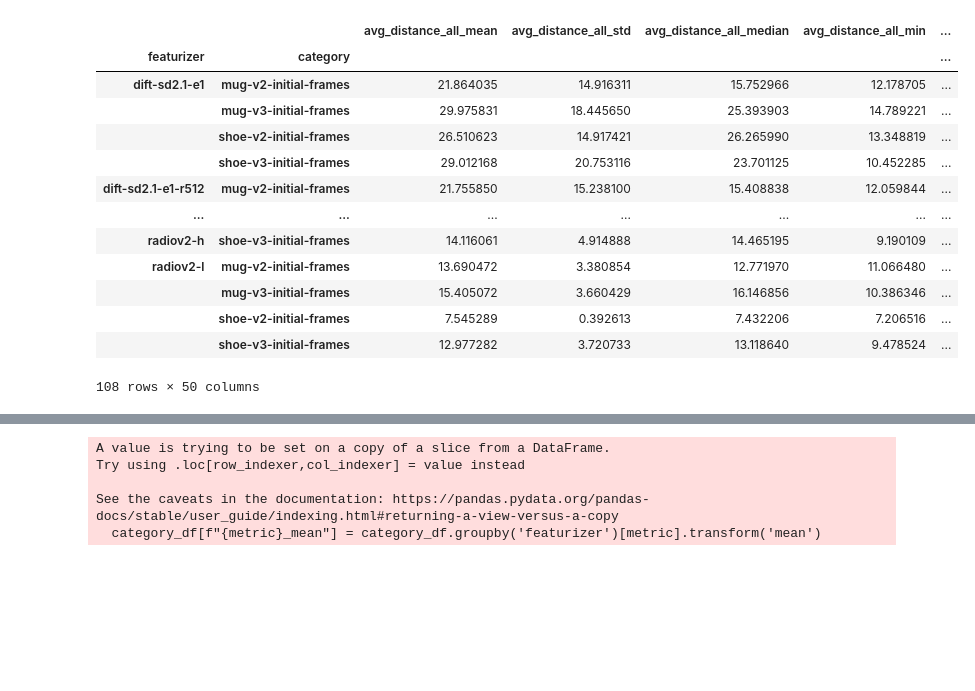
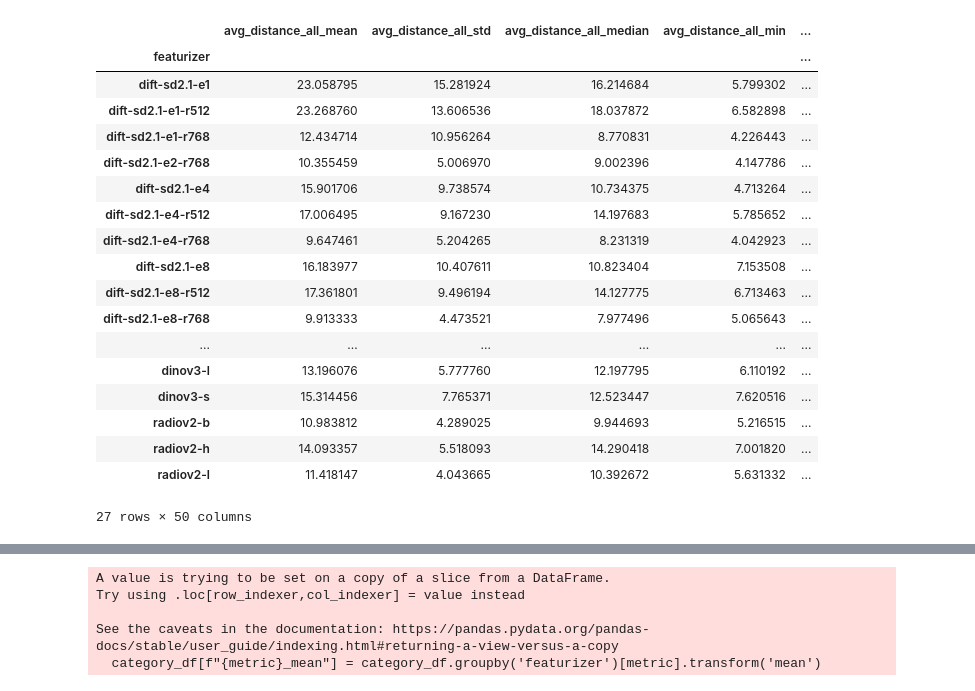
Before and after one commit to tlpss/few-shot-keypoints, a Jupyter notebook: scripts/datasets/kil/visualize_matching_results.ipynb, the cells around one changed output, grey strips where cells are left out. Cells and saved outputs as stored; diff of their text form; code cells hidden in the pictures; blank space fills up the shorter version.

```diff
--- a/scripts/datasets/kil/visualize_matching_results.ipynb
+++ b/scripts/datasets/kil/visualize_matching_results.ipynb
@@ -24,36 +24,41 @@ df
 # %%
 # compare all featurizers, for each categories, across all seeds
 
 # Group by featurizer and category, then compute mean and std for all metric columns
 
 # Identify metric columns (exclude featurizer, processing, seed, category, etc.)
 non_metric_columns = ['featurizer', 'processing', 'seed', 'category', 'results_path']
 metric_columns = [col for col in df.columns if col not in non_metric_columns]
 
 # Group and aggregate
-grouped = df.groupby(['featurizer', 'category'])
+grouped = df.groupby(['featurizer'])
 
 # get mean and std for each metric column
 grouped = grouped[metric_columns].agg(['mean', 'std', 'median', 'min', 'max'])
 
 # flatten the column MultiIndex
 grouped.columns = [f"{metric}_{stat}" for metric, stat in grouped.columns]
 grouped
 # %% [output]
-|  |  | avg_distance_all_mean | avg_distance_all_std | avg_distance_all_median | avg_distance_all_min | ... |
-| featurizer | category |  |  |  |  | ... |
-| dift-sd2.1-e1 | mug-v2-initial-frames | 21.864035 | 14.916311 | 15.752966 | 12.178705 | ... |
-|  | mug-v3-initial-frames | 29.975831 | 18.445650 | 25.393903 | 14.789221 | ... |
-|  | shoe-v2-initial-frames | 26.510623 | 14.917421 | 26.265990 | 13.348819 | ... |
-|  | shoe-v3-initial-frames | 29.012168 | 20.753116 | 23.701125 | 10.452285 | ... |
-| dift-sd2.1-e1-r512 | mug-v2-initial-frames | 21.755850 | 15.238100 | 15.408838 | 12.059844 | ... |
-| ... | ... | ... | ... | ... | ... | ... |
-| radiov2-h | shoe-v3-initial-frames | 14.116061 | 4.914888 | 14.465195 | 9.190109 | ... |
-| radiov2-l | mug-v2-initial-frames | 13.690472 | 3.380854 | 12.771970 | 11.066480 | ... |
-|  | mug-v3-initial-frames | 15.405072 | 3.660429 | 16.146856 | 10.386346 | ... |
-|  | shoe-v2-initial-frames | 7.545289 | 0.392613 | 7.432206 | 7.206516 | ... |
-|  | shoe-v3-initial-frames | 12.977282 | 3.720733 | 13.118640 | 9.478524 | ... |
+|  | avg_distance_all_mean | avg_distance_all_std | avg_distance_all_median | avg_distance_all_min | ... |
+| featurizer |  |  |  |  | ... |
+| dift-sd2.1-e1 | 23.058795 | 15.281924 | 16.214684 | 5.799302 | ... |
+| dift-sd2.1-e1-r512 | 23.268760 | 13.606536 | 18.037872 | 6.582898 | ... |
+| dift-sd2.1-e1-r768 | 12.434714 | 10.956264 | 8.770831 | 4.226443 | ... |
+| dift-sd2.1-e2-r768 | 10.355459 | 5.006970 | 9.002396 | 4.147786 | ... |
+| dift-sd2.1-e4 | 15.901706 | 9.738574 | 10.734375 | 4.713264 | ... |
+| dift-sd2.1-e4-r512 | 17.006495 | 9.167230 | 14.197683 | 5.785652 | ... |
+| dift-sd2.1-e4-r768 | 9.647461 | 5.204265 | 8.231319 | 4.042923 | ... |
+| dift-sd2.1-e8 | 16.183977 | 10.407611 | 10.823404 | 7.153508 | ... |
+| dift-sd2.1-e8-r512 | 17.361801 | 9.496194 | 14.127775 | 6.713463 | ... |
+| dift-sd2.1-e8-r768 | 9.913333 | 4.473521 | 7.977496 | 5.065643 | ... |
+| ... | ... | ... | ... | ... | ... |
+| dinov3-l | 13.196076 | 5.777760 | 12.197795 | 6.110192 | ... |
+| dinov3-s | 15.314456 | 7.765371 | 12.523447 | 7.620516 | ... |
+| radiov2-b | 10.983812 | 4.289025 | 9.944693 | 5.216515 | ... |
+| radiov2-h | 14.093357 | 5.518093 | 14.290418 | 7.001820 | ... |
+| radiov2-l | 11.418147 | 4.043665 | 10.392672 | 5.631332 | ... |
-108 rows × 50 columns
+27 rows × 50 columns
 # %%
 # barplot of the mean of the image_PCK and median distance for each featurizer
 
```
Also changed, not shown: parts of 8 cells of this notebook, 4 other files.
